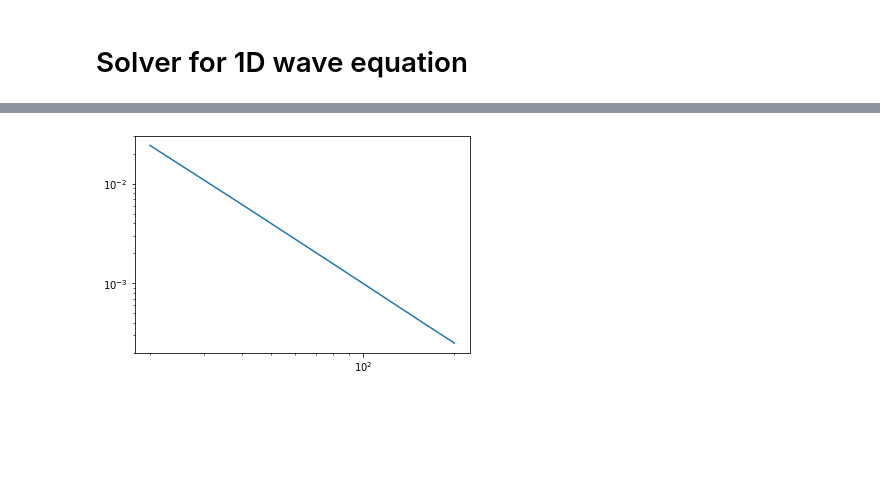
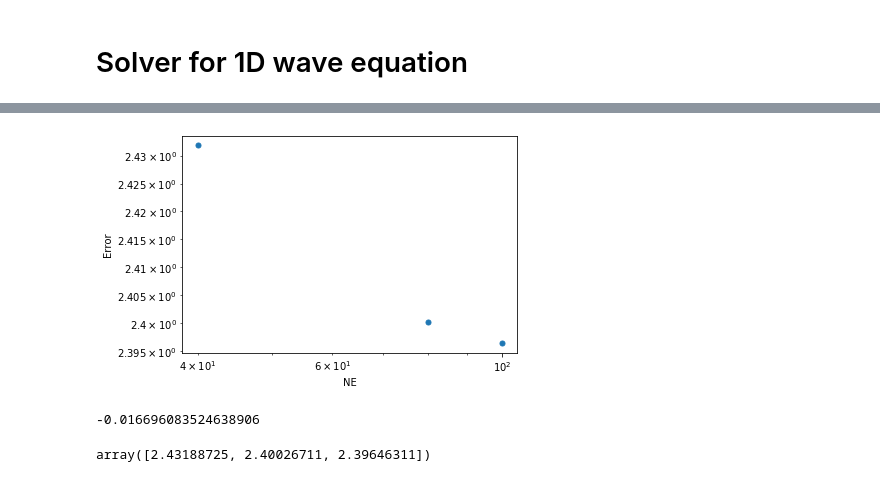
Before and after one commit to ygahounzo/Forest_Rep, a Jupyter notebook: CG 1D wave equation_NV.ipynb, the cells around one changed output, grey strips where cells are left out. Drawn from its saved outputs; the diff is of its cells as text; code cells hidden in the pictures; blank space fills up the shorter version.

```diff
--- a/CG 1D wave equation_NV.ipynb
+++ b/CG 1D wave equation_NV.ipynb
@@ -343,5 +343,20 @@ for ne in range(l):
-# %%
-plt.loglog(NE, Error)
-plt.show()
-# %% [output]
-[figure, removed]
+# %%
+plt.clf()
+plt.loglog(NE, Error,'o',markersize=5)
+plt.xscale('log')
+plt.ylabel('Error')
+plt.xlabel('NE')
+plt.legend
+plt.show()
+# %% [output]
+[figure, added]
+# %%
+slope=np.polyfit(np.log(NE),np.log(Error),1)
+s=slope[0]
+s
+# %% [output]
+-0.016696083524638906
+# %%
+Error
+# %% [output]
+array([2.43188725, 2.40026711, 2.39646311])
```
Also changed, not shown: parts of 2 cells of this notebook, 1 other file.
